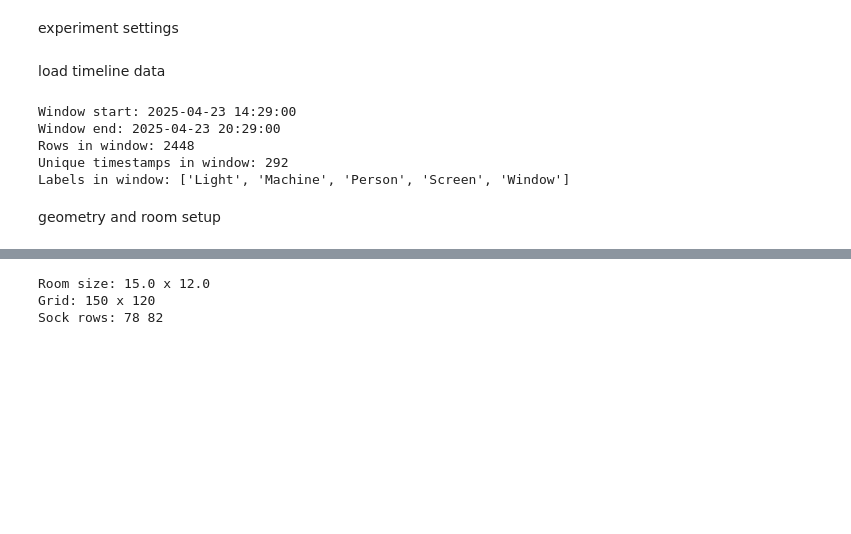
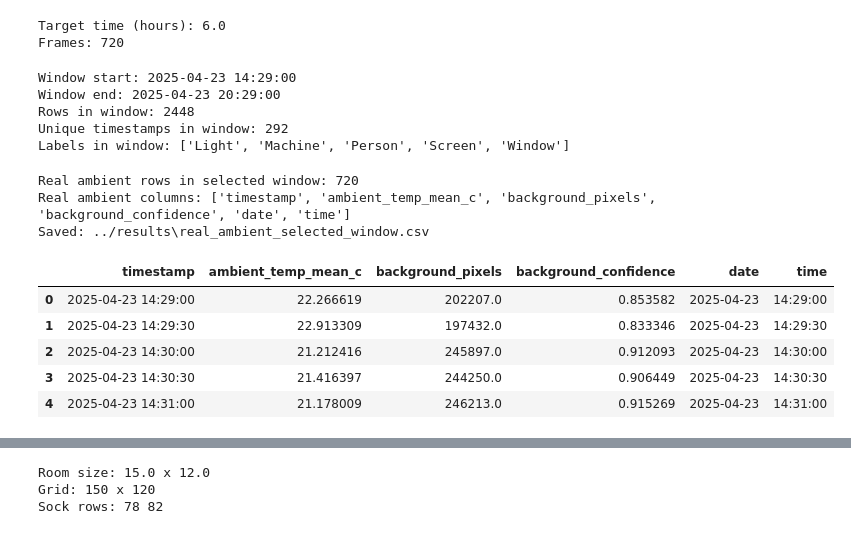
Before and after one commit to dudunudu/cleanroom-cfd-demo, a Jupyter notebook: notebooks/demo.ipynb, the cells around one changed output, grey strips where cells are left out. Drawn from its saved outputs; the diff is of its cells as text; code cells hidden in the pictures; blank space fills up the shorter version.

```diff
--- a/notebooks/demo.ipynb
+++ b/notebooks/demo.ipynb
@@ -24,30 +34,35 @@ from cleanroom_cfd.analysis import run_simulation_and_collect_all, save_metric_p
 from cleanroom_cfd.visualization import animate_simulation
 from cleanroom_cfd.entities import Entity
-# %% [markdown]
-experiment settings
 # %%
 cfg = SimulationConfig()
 
-# File paths
 csv_path = "../assets/v2_object_timeline_temperature.csv"
-real_csv_path = "../assets/thermal_final_data_20260603_172228.csv"
+real_ambient_csv_path = "../assets/background_temperature_filtered_resampled.csv"
 svg_path = "../assets/Feynmann room_inked_good.svg"
 results_dir = "../results"
 os.makedirs(results_dir, exist_ok=True)
 
-# Window settings
-table_window_minutes = 360
+
+# Window / experiment settings
+table_window_minutes = 360            # example: 6 hours
 window_start_timestamp = "2025-04-23 14:29:00"
+save_interval_s = 30
+
 
 # Simulation settings
-save_interval_s = 30.0
 cfg.res = 10
 cfg.sock_speed = 0.45
 cfg.supply_temp = 20.5
+cfg.alpha_heat = 2.2e-5
+
 cfg.target_time = table_window_minutes * 60
 cfg.frames = int(cfg.target_time / save_interval_s)
+
+print("Target time (hours):", cfg.target_time / 3600.0)
+print("Frames:", cfg.frames)
+# %% [output]
+Target time (hours): 6.0
+Frames: 720
-# %% [markdown]
-load timeline data
 # %%
 timeline_data = load_timeline_window(
     csv_path=csv_path,
@@ -66,5 +81,37 @@ Window end: 2025-04-23 20:29:00
 Rows in window: 2448
 Unique timestamps in window: 292
 Labels in window: ['Light', 'Machine', 'Person', 'Screen', 'Window']
-# %% [markdown]
-geometry and room setup
+# %%
+df_real_ambient = pd.read_csv(real_ambient_csv_path)
+df_real_ambient["timestamp"] = pd.to_datetime(df_real_ambient["timestamp"])
+
+window_start = pd.Timestamp(timeline_data["first_ts"])
+window_end = pd.Timestamp(timeline_data["end_ts"])
+
+df_real_ambient = (
+    df_real_ambient[
+        (df_real_ambient["timestamp"] >= window_start) &
+        (df_real_ambient["timestamp"] <= window_end)
+    ]
+    .sort_values("timestamp")
+    .reset_index(drop=True)
+)
+
+print("Real ambient rows in selected window:", len(df_real_ambient))
+print("Real ambient columns:", df_real_ambient.columns.tolist())
+
+real_ambient_out_csv = os.path.join(results_dir, "real_ambient_selected_window.csv")
+df_real_ambient.to_csv(real_ambient_out_csv, index=False)
+print("Saved:", real_ambient_out_csv)
+
+df_real_ambient.head()
+# %% [output]
+Real ambient rows in selected window: 720
+Real ambient columns: ['timestamp', 'ambient_temp_mean_c', 'background_pixels', 'background_confidence', 'date', 'time']
+Saved: ../results\real_ambient_selected_window.csv
+|  | timestamp | ambient_temp_mean_c | background_pixels | background_confidence | date | time |
+| 0 | 2025-04-23 14:29:00 | 22.266619 | 202207.0 | 0.853582 | 2025-04-23 | 14:29:00 |
+| 1 | 2025-04-23 14:29:30 | 22.913309 | 197432.0 | 0.833346 | 2025-04-23 | 14:29:30 |
+| 2 | 2025-04-23 14:30:00 | 21.212416 | 245897.0 | 0.912093 | 2025-04-23 | 14:30:00 |
+| 3 | 2025-04-23 14:30:30 | 21.416397 | 244250.0 | 0.906449 | 2025-04-23 | 14:30:30 |
+| 4 | 2025-04-23 14:31:00 | 21.178009 | 246213.0 | 0.915269 | 2025-04-23 | 14:31:00 |
```
Also changed, not shown: parts of 21 cells of this notebook, 13 other files.
